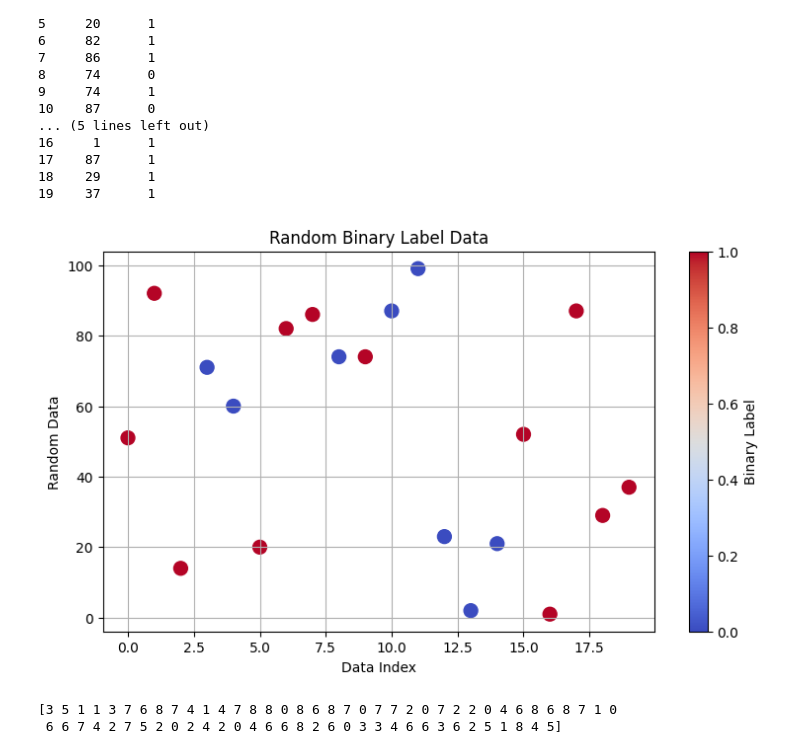
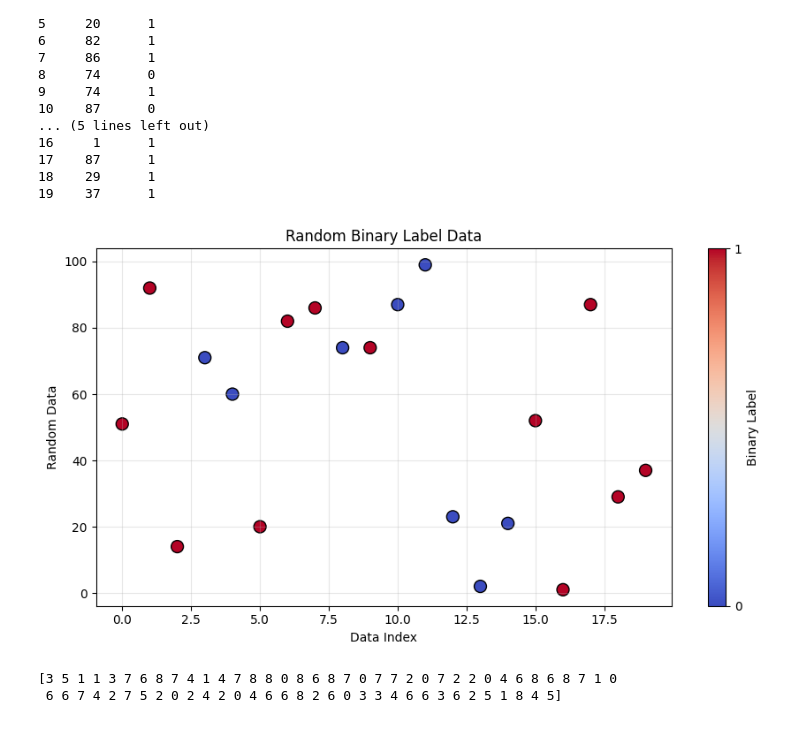
Before and after one commit to newclearbrahma72-svg/Internship, a Jupyter notebook: linear.ipynb, the cells around one changed output. Saved outputs shown, nothing was run; the diff lists cells and outputs as text; code cells hidden in the pictures.

```diff
--- a/linear.ipynb
+++ b/linear.ipynb
@@ -348,27 +348,37 @@ print(df)
 18    29      1
 19    37      1
 # %%
+import numpy as np
 import matplotlib.pyplot as plt
+
+np.random.seed(42)
+plot_data = np.random.randint(0, 100, 20)
+plot_labels = np.random.randint(0, 2, 20)
 
 plt.figure(figsize=(9, 5))
 
 plt.scatter(
-    range(len(data)),
-    data,
-    c=labels,
+    range(len(plot_data)),
+    plot_data,
+    c=plot_labels,
     cmap="coolwarm",
-    s=100
+    vmin=0,
+    vmax=1,
+    s=100,
+    edgecolors="black"
 )
 
 plt.xlabel("Data Index")
 plt.ylabel("Random Data")
 plt.title("Random Binary Label Data")
 
-plt.colorbar(label="Binary Label")
-plt.grid(True)
+plt.colorbar(ticks=[0, 1], label="Binary Label")
+plt.grid(True, alpha=0.3)
+
+plt.tight_layout()
 plt.show()
 # %% [output]
-[figure, old version]
+[figure, new version]
 # %%
 binary = np.random.randint(0, 9, 70)
 
```
